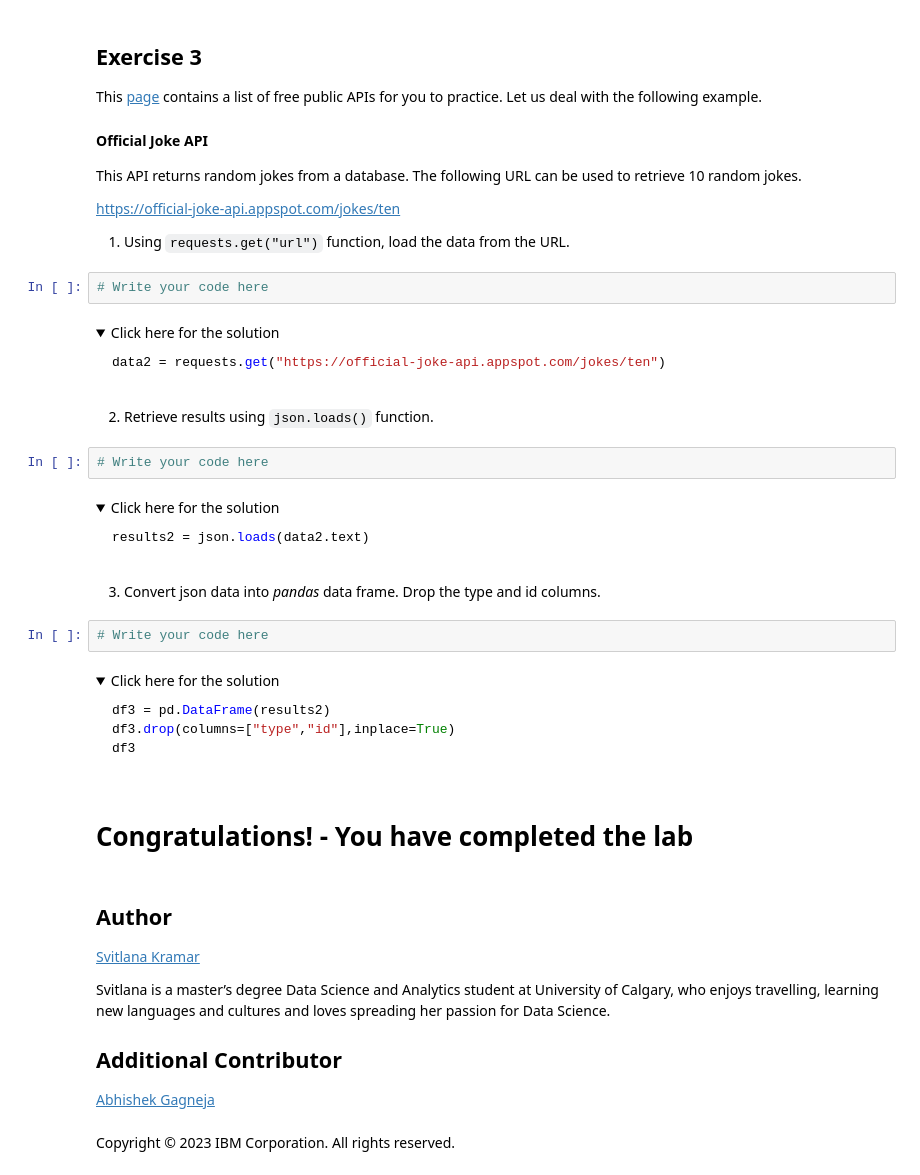
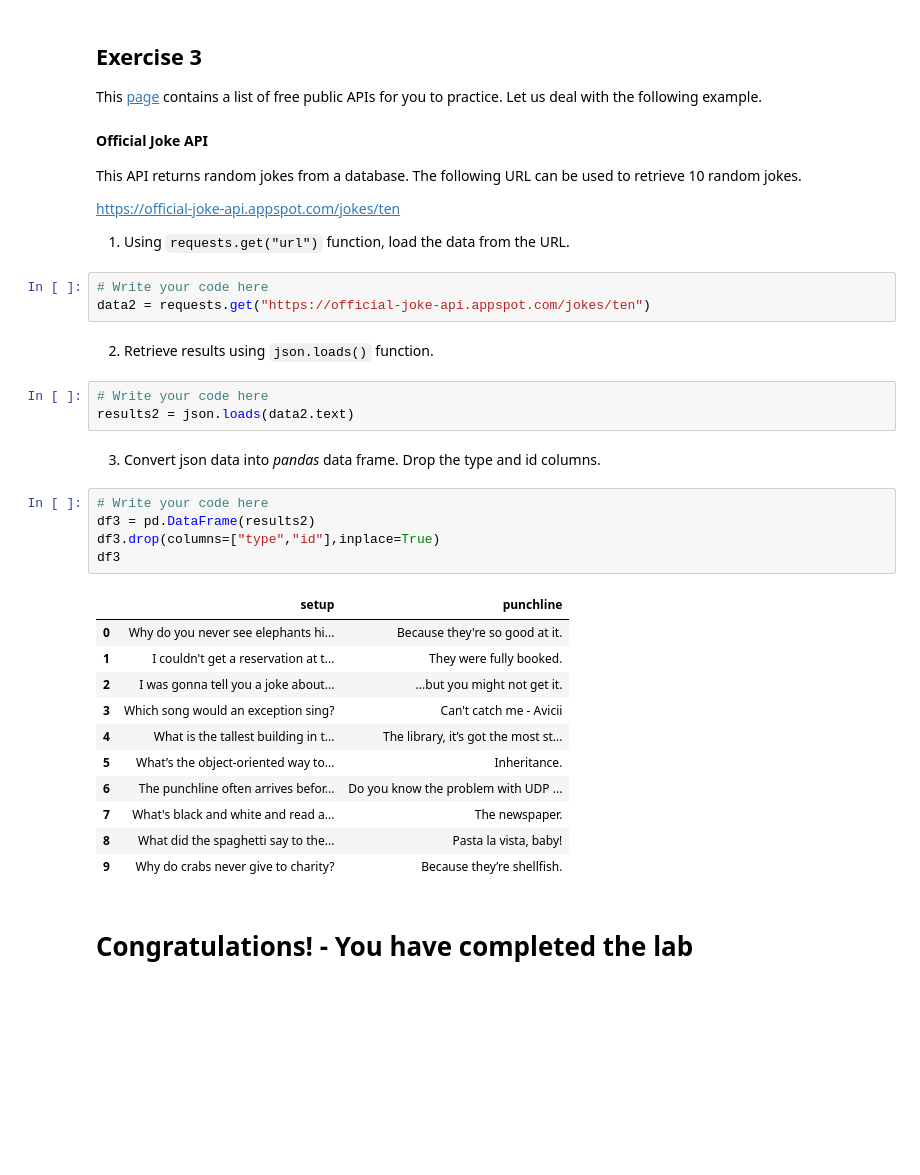
Before and after one commit to harisdev-netizen/Data-Analysis-PowerBi, a Jupyter notebook: TASK VIII/notebooks/Lab 8.ipynb, the cells around one changed output. Saved outputs shown, nothing was run; the diff lists cells and outputs as text; folded sections open; blank space fills up the shorter version.

````diff
--- a/TASK VIII/notebooks/Lab 8.ipynb
+++ b/TASK VIII/notebooks/Lab 8.ipynb
@@ -180,49 +268,30 @@ https://official-joke-api.appspot.com/jokes/ten
 1. Using `requests.get("url")` function, load the data from the URL.
 # %%
 # Write your code here
+data2 = requests.get("https://official-joke-api.appspot.com/jokes/ten")
-# %% [markdown]
-<details><summary>Click here for the solution</summary>
-
-```python
-data2 = requests.get("https://official-joke-api.appspot.com/jokes/ten")
-```
-
-</details>
 # %% [markdown]
 2. Retrieve results using `json.loads()` function.
 # %%
 # Write your code here
+results2 = json.loads(data2.text)
-# %% [markdown]
-<details><summary>Click here for the solution</summary>
-
-```python
-results2 = json.loads(data2.text)
-```
-
-</details>
 # %% [markdown]
 3. Convert json data into *pandas* data frame. Drop the type and id columns.
 # %%
 # Write your code here
+df3 = pd.DataFrame(results2)
+df3.drop(columns=["type","id"],inplace=True)
+df3
+# %% [output]
+|  | setup | punchline |
+| 0 | Why do you never see elephants hi... | Because they're so good at it. |
+| 1 | I couldn't get a reservation at t... | They were fully booked. |
+| 2 | I was gonna tell you a joke about... | ...but you might not get it. |
+| 3 | Which song would an exception sing? | Can't catch me - Avicii |
+| 4 | What is the tallest building in t... | The library, it’s got the most st... |
+| 5 | What’s the object-oriented way to... | Inheritance. |
+| 6 | The punchline often arrives befor... | Do you know the problem with UDP ... |
+| 7 | What's black and white and read a... | The newspaper. |
+| 8 | What did the spaghetti say to the... | Pasta la vista, baby! |
+| 9 | Why do crabs never give to charity? | Because they’re shellfish. |
-# %% [markdown]
-<details><summary>Click here for the solution</summary>
-
-```python
-df3 = pd.DataFrame(results2)
-df3.drop(columns=["type","id"],inplace=True)
-df3
-```
-
-</details>
 # %% [markdown]
 # Congratulations! - You have completed the lab
-# %% [markdown]
-## Author
-<a href="https://www.linkedin.com/in/svitlana-kramar" target="_blank">Svitlana Kramar</a>
-
-Svitlana is a master’s degree Data Science and Analytics student at University of Calgary, who enjoys travelling, learning new languages and cultures and loves spreading her passion for Data Science.
-
-## Additional Contributor
-<a href="https://www.linkedin.com/in/abhishek-gagneja-23051987/" target="_blank">Abhishek Gagneja</a>
-# %% [markdown]
-Copyright © 2023 IBM Corporation. All rights reserved.
````
Also changed, not shown: parts of 12 cells of this notebook, 1 other file.
